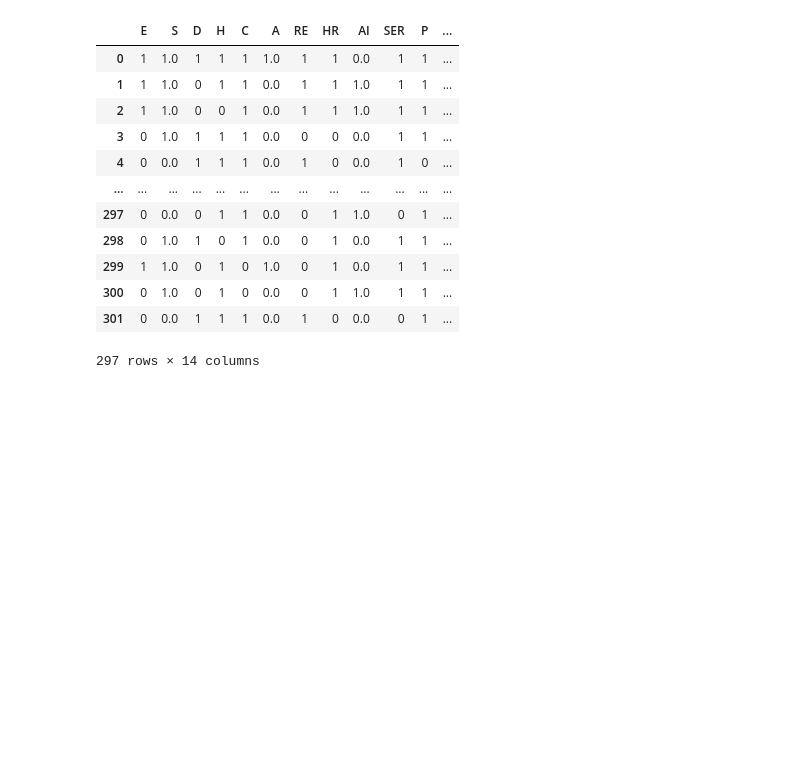
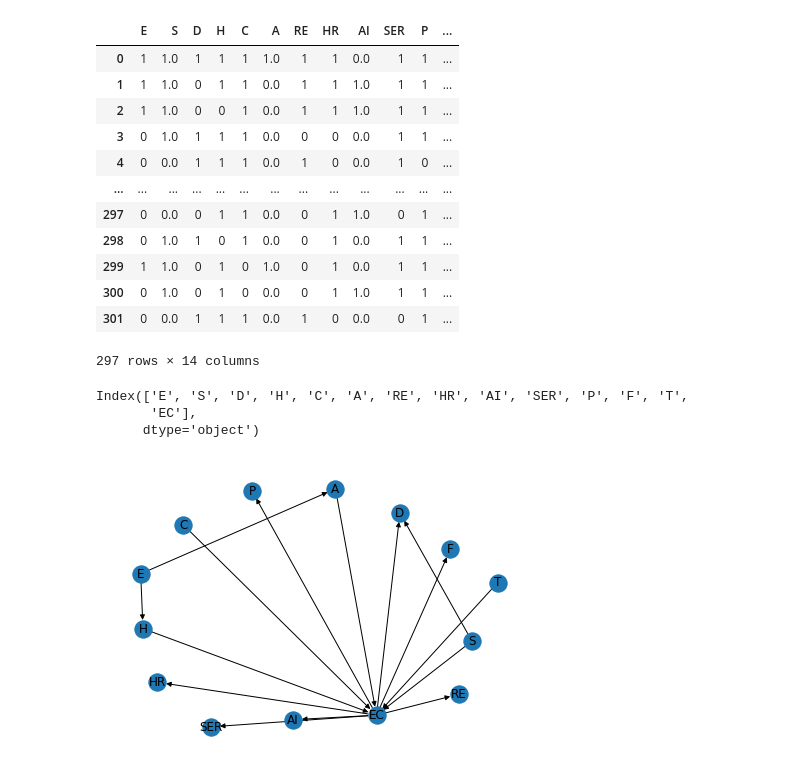
Before and after one commit to pjcortes716/PROYECTO1_ACPTD, a Jupyter notebook: RED_BAYES.ipynb, the cells around one changed output. Cells and saved outputs as stored; diff of their text form; code cells hidden in the pictures; blank space fills up the shorter version.

```diff
--- a/RED_BAYES.ipynb
+++ b/RED_BAYES.ipynb
@@ -312,3 +312,13 @@ See the caveats in the documentation: https://pandas.pydata.org/pandas-docs/stab
 | 300 | 0 | 1.0 | 0 | 1 | 0 | 0.0 | 0 | 1 | 1.0 | 1 | 1 | ... |
 | 301 | 0 | 0.0 | 1 | 1 | 1 | 0.0 | 1 | 0 | 0.0 | 0 | 1 | ... |
 297 rows × 14 columns
+# %%
+heart_disease.columns
+# %% [output]
+Index(['E', 'S', 'D', 'H', 'C', 'A', 'RE', 'HR', 'AI', 'SER', 'P', 'F', 'T',
+       'EC'],
+      dtype='object')
+# %%
+modelo=BayesianNetwork([('E','A'),('E','H'),('C','EC'),('S','EC'),('T','EC'),('A','EC'),
+                        ('H','EC'),('EC','RE'),('EC','HR'),('EC','P'),('EC','AI'),('EC','SER'),
+                        ('EC','F'),('EC','D'),('S','D')])
@@ -314,0 +331,5 @@ See the caveats in the documentation: https://pandas.pydata.org/pandas-docs/stab
+# %%
+nx.draw(modelo, with_labels=True)
+plt.show()
+# %% [output]
+[figure, added]
```
Also changed, not shown: parts of 3 cells of this notebook.
